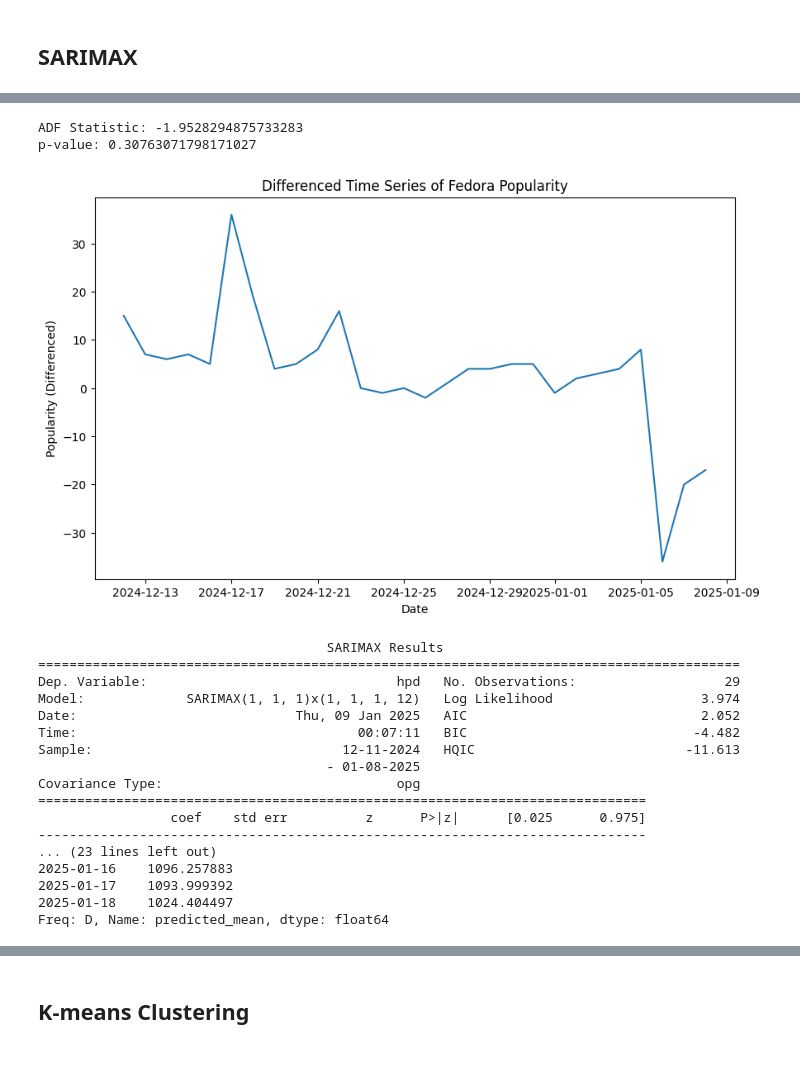
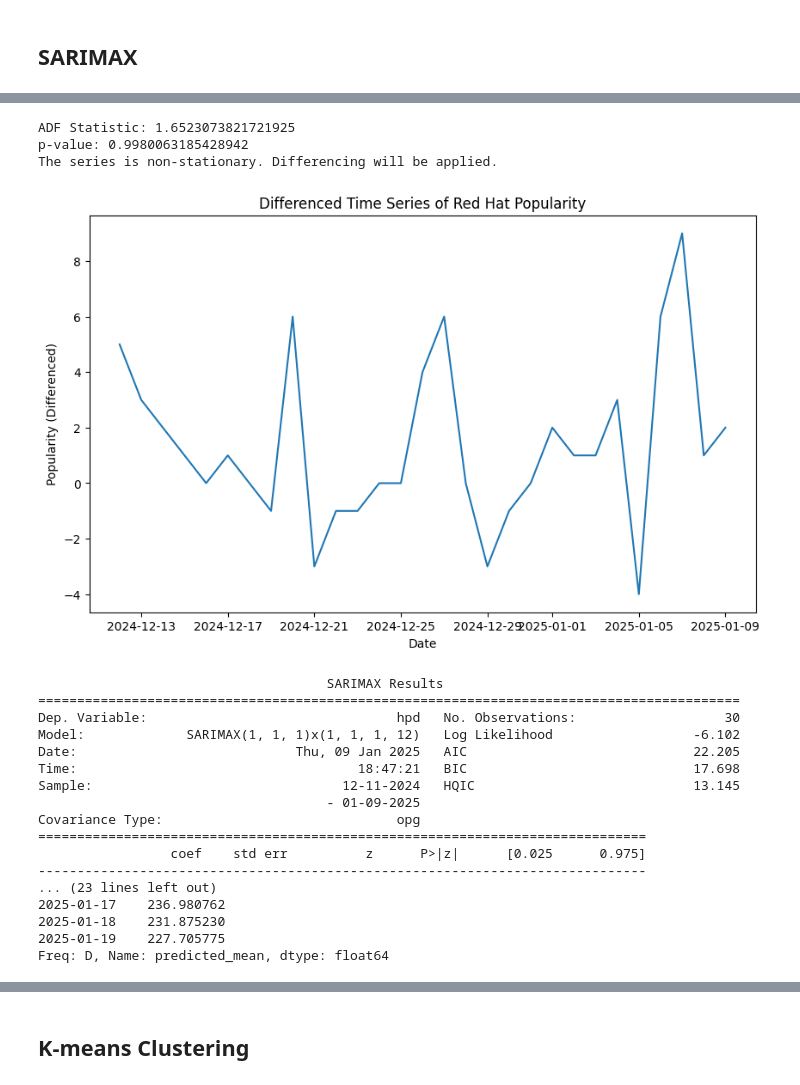
Before and after one commit to apavazza/linux-distros, a Jupyter notebook: linux_distros.ipynb, the cells around one changed output, grey strips where cells are left out. Cells and saved outputs as stored; diff of their text form; code cells hidden in the pictures.

Commit message:
Updated ARIMA and SARIMAX

```diff
--- a/linux_distros.ipynb
+++ b/linux_distros.ipynb
@@ -183,7 +188,8 @@ file_list = ['cumulative_2024-12-11.csv',
              'cumulative_2025-01-05.csv',
              'cumulative_2025-01-06.csv',
              'cumulative_2025-01-07.csv',
-             'cumulative_2025-01-08.csv']
+             'cumulative_2025-01-08.csv',
+             'cumulative_2025-01-09.csv']
 
 dfs = list()
 
@@ -582,8 +658,9 @@ from statsmodels.tsa.statespace.sarimax import SARIMAX
 from datetime import datetime, timedelta
 from statsmodels.tsa.stattools import adfuller  # To check stationarity
 
+distro_name = 'Red Hat'
+
 first_date = datetime(2024, 12, 11)
-distro_name = 'Fedora'
 
 # Create an empty DataFrame to store the data for time series analysis
 sarimax_data = pd.DataFrame(columns=['date', 'hpd'])
@@ -617,18 +694,21 @@ adf_result = adfuller(sarimax_data['hpd'].dropna())  # Drop NA values for the te
 print(f'ADF Statistic: {adf_result[0]}')
 print(f'p-value: {adf_result[1]}')
 
-# If p-value > 0.05, the series is non-stationary, and we need differencing
+# Check if the series is stationary or not
+if adf_result[1] > 0.05:
+    print("The series is non-stationary. Differencing will be applied.")
+    # Apply differencing if necessary (d=1 for first difference)
+    sarimax_data['hpd_diff'] = sarimax_data['hpd'].diff().dropna()
 
-# Apply differencing if necessary (d=1 for first difference)
-sarimax_data['hpd_diff'] = sarimax_data['hpd'].diff().dropna()
-
-# Replot the differenced series
-plt.figure(figsize=(10, 6))
-plt.plot(sarimax_data['hpd_diff'])
-plt.title(f'Differenced Time Series of {distro_name} Popularity')
-plt.xlabel('Date')
-plt.ylabel('Popularity (Differenced)')
-plt.show()
+    # Replot the differenced series
+    plt.figure(figsize=(10, 6))
+    plt.plot(sarimax_data['hpd_diff'])
+    plt.title(f'Differenced Time Series of {distro_name} Popularity')
+    plt.xlabel('Date')
+    plt.ylabel('Popularity (Differenced)')
+    plt.show()
+else:
+    print("The series is stationary. No differencing needed.")
 
 # SARIMA Model fitting
 # We choose (p, d, q) and (P, D, Q) parameters. Here we use (1, 1, 1) for simplicity
@@ -659,4 +739,10 @@ plt.xlabel('Date')
 plt.ylabel('Popularity')
 plt.legend()
 plt.show()
+
+residuals = sarimax_model_fit.resid
+plt.figure(figsize=(10, 6))
+plt.plot(residuals)
+plt.title('Residuals of the SARIMAX Model')
+plt.show()
 # %% [output]
@@ -664,20 +750,21 @@ plt.show()
-ADF Statistic: -1.9528294875733283
-p-value: 0.30763071798171027
+ADF Statistic: 1.6523073821721925
+p-value: 0.9980063185428942
+The series is non-stationary. Differencing will be applied.
-[figure, old version]
+[figure, new version]
                                      SARIMAX Results
 ==========================================================================================
-Dep. Variable:                                hpd   No. Observations:                   29
-Model:             SARIMAX(1, 1, 1)x(1, 1, 1, 12)   Log Likelihood                   3.974
-Date:                            Thu, 09 Jan 2025   AIC                              2.052
-Time:                                    00:07:11   BIC                             -4.482
-Sample:                                12-11-2024   HQIC                           -11.613
-                                     - 01-08-2025
+Dep. Variable:                                hpd   No. Observations:                   30
+Model:             SARIMAX(1, 1, 1)x(1, 1, 1, 12)   Log Likelihood                  -6.102
+Date:                            Thu, 09 Jan 2025   AIC                             22.205
+Time:                                    18:47:21   BIC                             17.698
+Sample:                                12-11-2024   HQIC                            13.145
+                                     - 01-09-2025
 Covariance Type:                              opg
 ==============================================================================
                  coef    std err          z      P>|z|      [0.025      0.975]
 ------------------------------------------------------------------------------
 ... (23 lines left out)
-2025-01-16    1096.257883
-2025-01-17    1093.999392
-2025-01-18    1024.404497
+2025-01-17    236.980762
+2025-01-18    231.875230
+2025-01-19    227.705775
 Freq: D, Name: predicted_mean, dtype: float64
```
Also changed, not shown: parts of 9 cells of this notebook.
